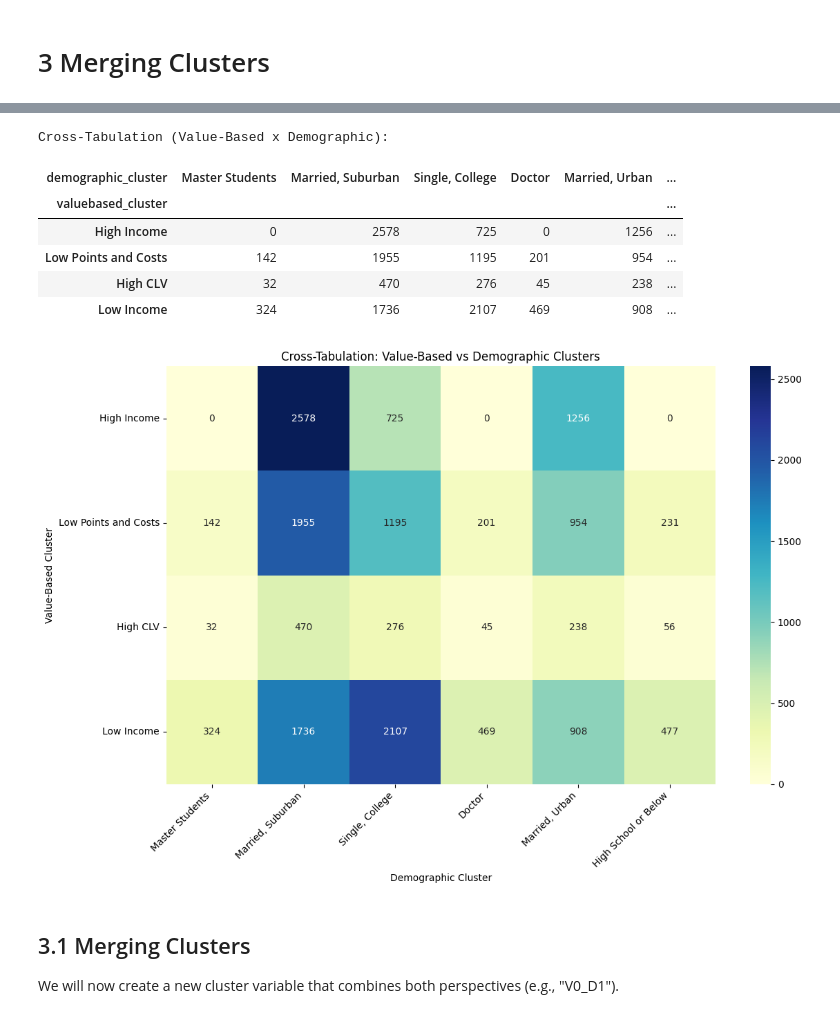
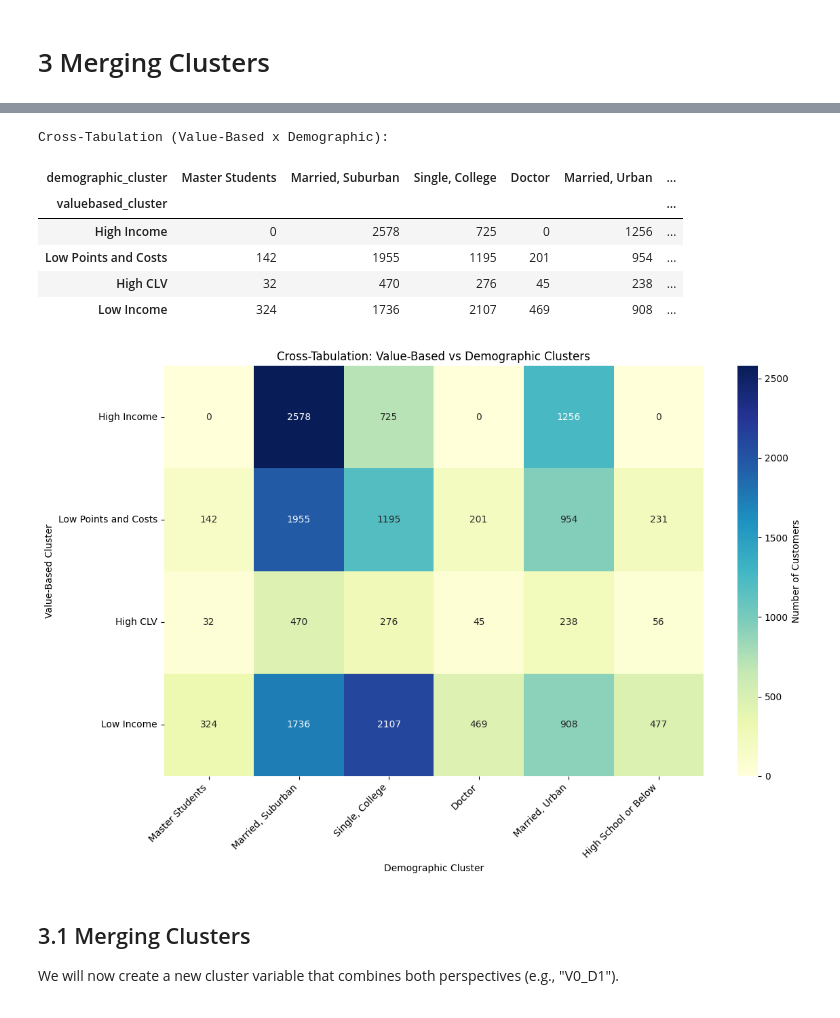
Before and after one commit to Mehmet1700/DataMining2025, a Jupyter notebook: submission2/01_Clustering.ipynb, the cells around one changed output, grey strips where cells are left out. Cells and saved outputs as stored; diff of their text form; code cells hidden in the pictures.

```diff
--- a/submission2/01_Clustering.ipynb
+++ b/submission2/01_Clustering.ipynb
@@ -1256,35 +1337,35 @@ demo_cluster_names = {
     5: 'High School or Below'
 }
 
 
 # Create Cross-Tabulation
 cross_tab = pd.crosstab(customers['valuebased_cluster'], customers['demographic_cluster'])
 
 # Rename index and columns
 cross_tab.rename(index=value_cluster_names, columns=demo_cluster_names, inplace=True)
 
 print("Cross-Tabulation (Value-Based x Demographic):")
 display(cross_tab)
 
 # Heatmap Visualization of Cross-Tabulation
 plt.figure(figsize=(12, 8))
-sns.heatmap(cross_tab, annot=True, fmt='d', cmap='YlGnBu')
+sns.heatmap(cross_tab, annot=True, fmt='d', cmap='YlGnBu', cbar_kws={'label': 'Number of Customers'})
 plt.title('Cross-Tabulation: Value-Based vs Demographic Clusters')
 plt.xlabel('Demographic Cluster')
 plt.ylabel('Value-Based Cluster')
 plt.xticks(rotation=45, ha='right')
 plt.yticks(rotation=0)
 plt.tight_layout()
 plt.show()
 # %% [output]
 Cross-Tabulation (Value-Based x Demographic):
 | demographic_cluster | Master Students | Married, Suburban | Single, College | Doctor | Married, Urban | ... |
 | valuebased_cluster |  |  |  |  |  | ... |
 | High Income | 0 | 2578 | 725 | 0 | 1256 | ... |
 | Low Points and Costs | 142 | 1955 | 1195 | 201 | 954 | ... |
 | High CLV | 32 | 470 | 276 | 45 | 238 | ... |
 | Low Income | 324 | 1736 | 2107 | 469 | 908 | ... |
-[figure, old version]
+[figure, new version]
 # %% [markdown]
 ## 3.1 Merging Clusters
 We will now create a new cluster variable that combines both perspectives (e.g., "V0_D1").
```
Also changed, not shown: parts of 25 cells of this notebook, 3 other files.
